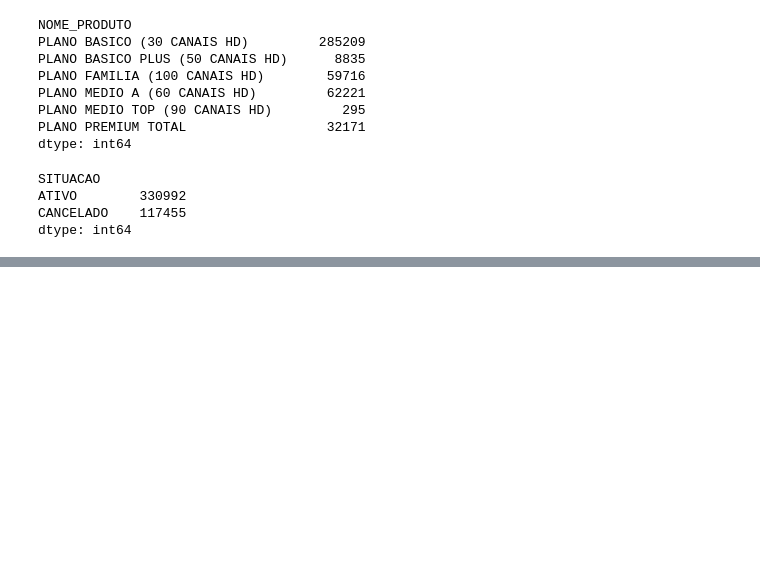
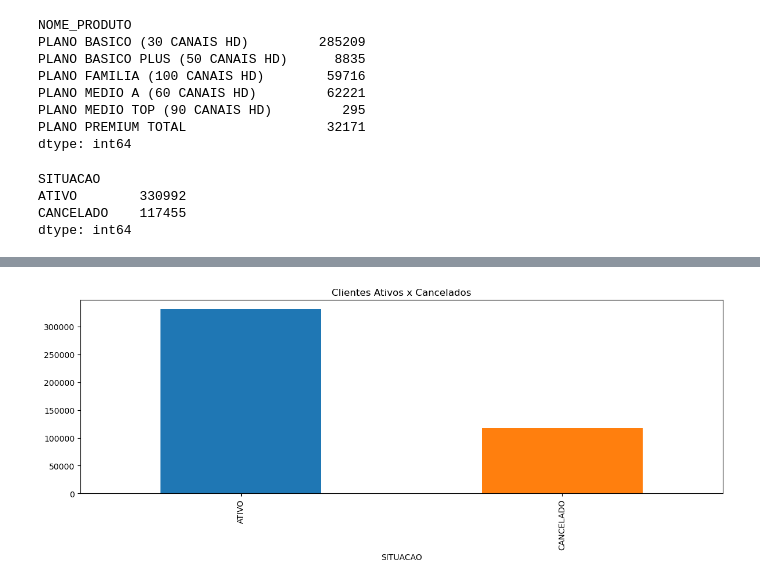
Before and after one commit to MigueHMC/ML_Prevision, a Jupyter notebook: project.ipynb, the cells around one changed output, grey strips where cells are left out. Saved outputs shown, nothing was run; the diff lists cells and outputs as text; code cells hidden in the pictures; blank space fills up the shorter version.

```diff
--- a/project.ipynb
+++ b/project.ipynb
@@ -162,0 +188,9 @@ dtype: int64
+# %%
+#Analisando como a variavel alvo está distribuida.
+#Aqui podemos observar que há muito mais CLIENTES ATIVOS do que CLIENTES CANCELADOS
+#dessa forma, precisaremos balancear o dataset na etapa 2 - Tratamento de Dados.
+plt.rcParams["figure.figsize"] = [12.00, 5.00]
+plt.rcParams["figure.autolayout"] = True
+df_original.SITUACAO.value_counts().plot(kind='bar', title='Clientes Ativos x Cancelados',color = ['#1F77B4', '#FF7F0E']);
+# %% [output]
+[figure, added]
```
Also changed, not shown: parts of 3 cells of this notebook.
